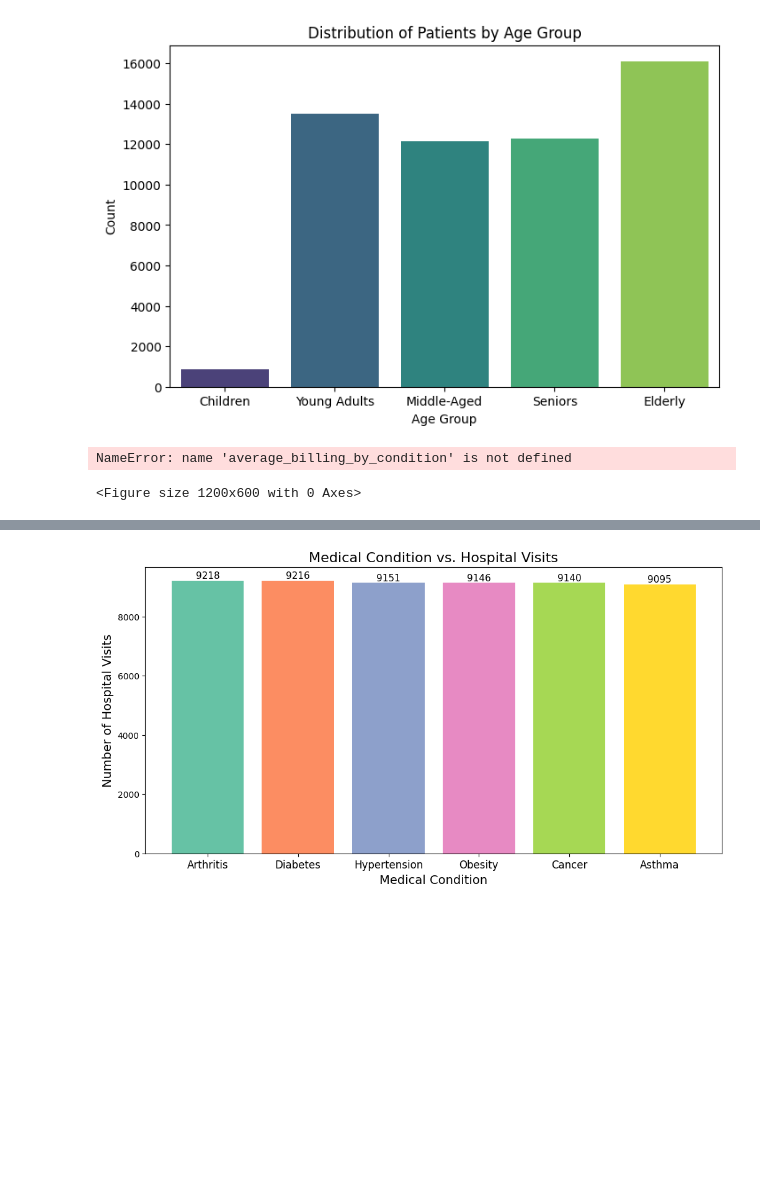
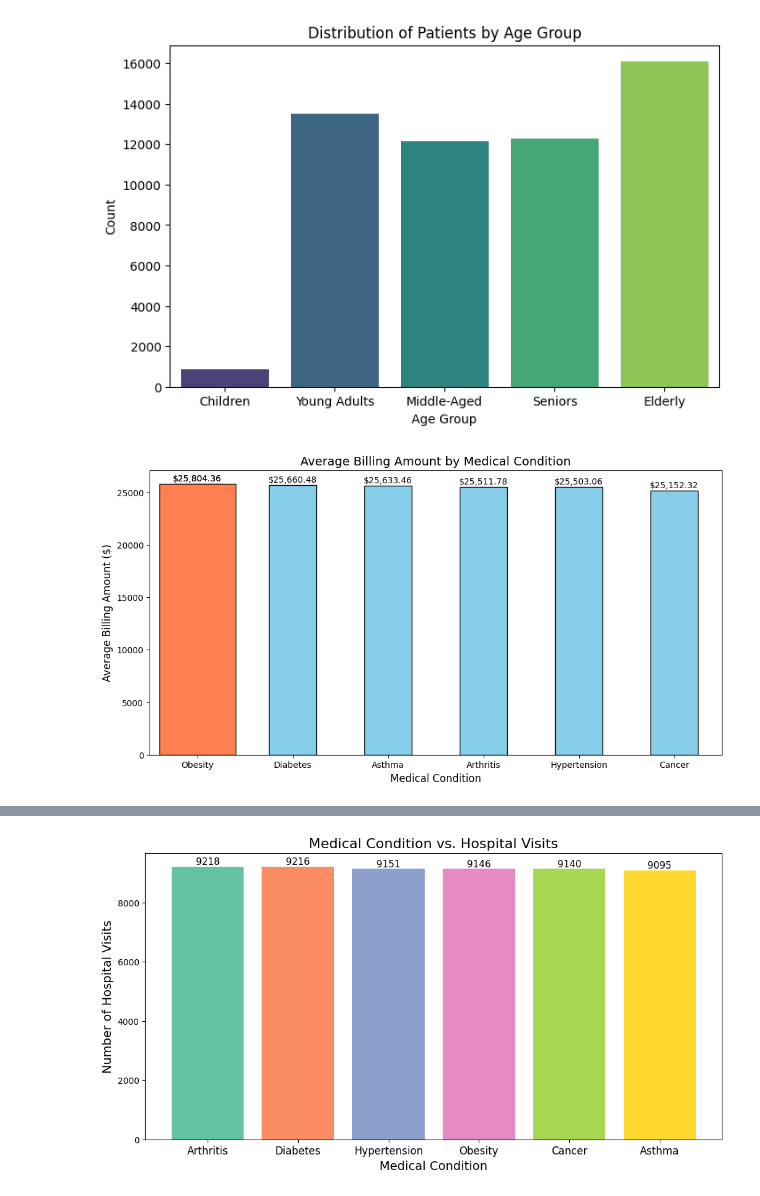
Before and after one commit to Thayallen02/MY-DAC-Curriculum, a Jupyter notebook: Internal Project/IP_Final_2.ipynb, the cells around one changed output, grey strips where cells are left out. Cells and saved outputs as stored; diff of their text form; code cells hidden in the pictures; blank space fills up the shorter version.

```diff
--- a/Internal Project/IP_Final_2.ipynb
+++ b/Internal Project/IP_Final_2.ipynb
@@ -95,34 +98,35 @@ Passing `palette` without assigning `hue` is deprecated and will be removed in v
   sns.countplot(data=df, x='Age Group', palette='viridis', order=age_labels)
 [figure]
 # %%
+# Grouping the data by 'Medical Condition' and calculating the average billing amount
+average_billing_by_condition = df.groupby('medical_condition')['billing_amount'].mean().sort_values(ascending=False)
+
 # Visualizing the average billing amount by medical condition with horizontal values
 plt.figure(figsize=(12, 6))
 average_billing_by_condition.sort_values(ascending=False).plot(kind='bar', color='skyblue', edgecolor='black')
 
 # Highlighting the highest bar
 highest_condition = average_billing_by_condition.index[0]
 plt.bar(highest_condition, average_billing_by_condition[highest_condition], color='coral', edgecolor='black')
 
 # Adding title and labels
 plt.title("Average Billing Amount by Medical Condition", fontsize=14)
 plt.xlabel("Medical Condition", fontsize=12)
 plt.ylabel("Average Billing Amount ($)", fontsize=12)
-plt.xticks(rotation=45, ha='right')
-plt.tight_layout()
+plt.xticks(rotation=0)
 
 # Adding horizontal values on top of bars
 for bar in plt.gca().patches:
     plt.text(
         bar.get_x() + bar.get_width() / 2,   # Center of the bar
         bar.get_height() + 500,             # Above the bar
         f"${bar.get_height():,.2f}",        # Format value as currency
         ha='center', va='center', fontsize=10, rotation=0  # Horizontal values
     )
 
 plt.show()
 # %% [output]
-NameError: name 'average_billing_by_condition' is not defined
-<Figure size 1200x600 with 0 Axes>
+[figure, added]
 # %%
 # Define new age groups for the analysis
 bins = [0, 17, 34, 49, 64, 100]
```
Also changed, not shown: parts of 8 cells of this notebook.
